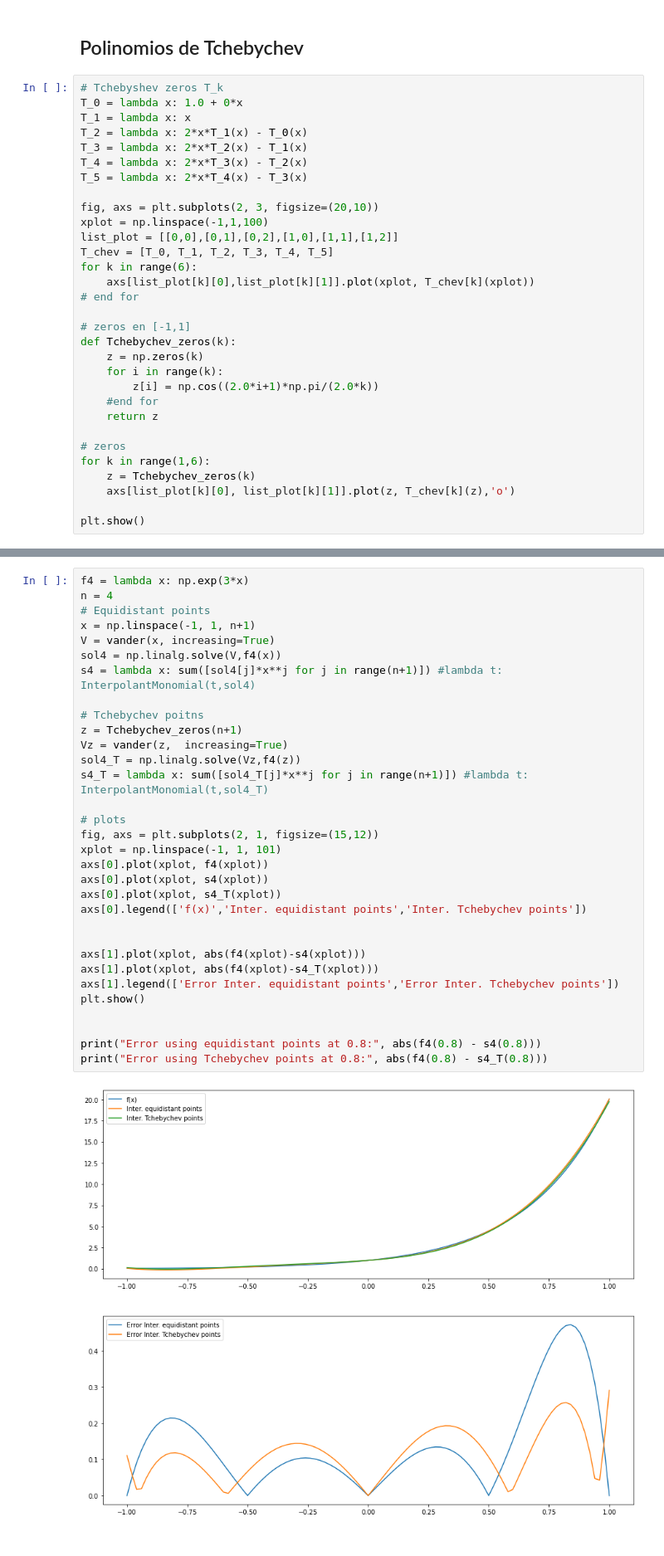
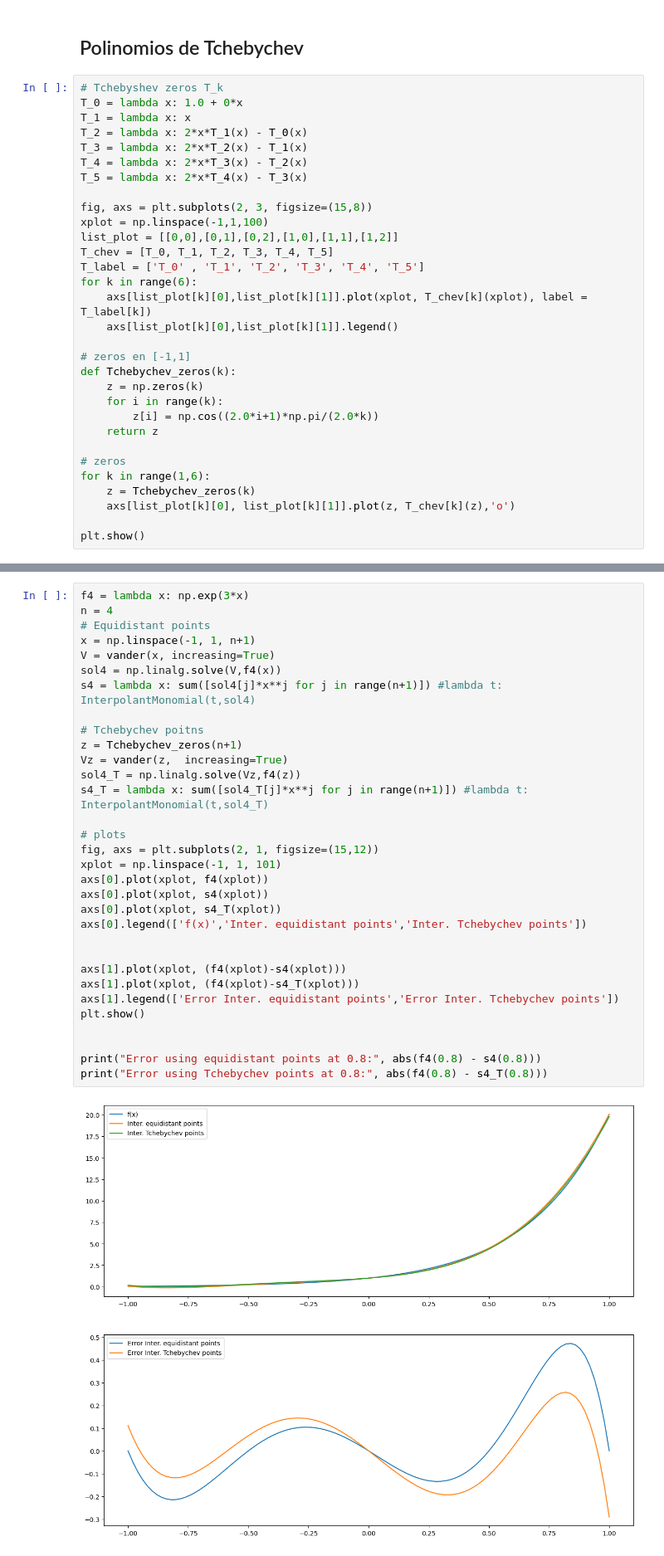
Before and after one commit to ManuelSanchezUribe/MAT2605_UC, a Jupyter notebook: Jupyter_notebooks_clases/Capitulo5_Approximacion_de_funciones.ipynb, the cells around one changed output, grey strips where cells are left out. Shown at 83% size. Drawn from its saved outputs; the diff is of its cells as text.

```diff
--- a/Jupyter_notebooks_clases/Capitulo5_Approximacion_de_funciones.ipynb
+++ b/Jupyter_notebooks_clases/Capitulo5_Approximacion_de_funciones.ipynb
@@ -260,20 +284,20 @@ T_3 = lambda x: 2*x*T_2(x) - T_1(x)
 T_4 = lambda x: 2*x*T_3(x) - T_2(x)
 T_5 = lambda x: 2*x*T_4(x) - T_3(x)
 
-fig, axs = plt.subplots(2, 3, figsize=(20,10))
+fig, axs = plt.subplots(2, 3, figsize=(15,8))
 xplot = np.linspace(-1,1,100)
 list_plot = [[0,0],[0,1],[0,2],[1,0],[1,1],[1,2]]
 T_chev = [T_0, T_1, T_2, T_3, T_4, T_5]
+T_label = ['T_0' , 'T_1', 'T_2', 'T_3', 'T_4', 'T_5']
 for k in range(6):
-    axs[list_plot[k][0],list_plot[k][1]].plot(xplot, T_chev[k](xplot))
-# end for
+    axs[list_plot[k][0],list_plot[k][1]].plot(xplot, T_chev[k](xplot), label = T_label[k])
+    axs[list_plot[k][0],list_plot[k][1]].legend()
 
 # zeros en [-1,1]
 def Tchebychev_zeros(k):
     z = np.zeros(k)
     for i in range(k):
         z[i] = np.cos((2.0*i+1)*np.pi/(2.0*k))
-    #end for
     return z
 
 # zeros
@@ -324,34 +354,34 @@ plt.show()
 f4 = lambda x: np.exp(3*x)
 n = 4
 # Equidistant points
 x = np.linspace(-1, 1, n+1)
 V = vander(x, increasing=True)
 sol4 = np.linalg.solve(V,f4(x))
 s4 = lambda x: sum([sol4[j]*x**j for j in range(n+1)]) #lambda t: InterpolantMonomial(t,sol4)
 
 # Tchebychev poitns
 z = Tchebychev_zeros(n+1)
 Vz = vander(z,  increasing=True)
 sol4_T = np.linalg.solve(Vz,f4(z))
 s4_T = lambda x: sum([sol4_T[j]*x**j for j in range(n+1)]) #lambda t: InterpolantMonomial(t,sol4_T)
 
 # plots
 fig, axs = plt.subplots(2, 1, figsize=(15,12))
 xplot = np.linspace(-1, 1, 101)
 axs[0].plot(xplot, f4(xplot))
 axs[0].plot(xplot, s4(xplot))
 axs[0].plot(xplot, s4_T(xplot))
 axs[0].legend(['f(x)','Inter. equidistant points','Inter. Tchebychev points'])
 
 
-axs[1].plot(xplot, abs(f4(xplot)-s4(xplot)))
-axs[1].plot(xplot, abs(f4(xplot)-s4_T(xplot)))
+axs[1].plot(xplot, (f4(xplot)-s4(xplot)))
+axs[1].plot(xplot, (f4(xplot)-s4_T(xplot)))
 axs[1].legend(['Error Inter. equidistant points','Error Inter. Tchebychev points'])
 plt.show()
 
 
 print("Error using equidistant points at 0.8:", abs(f4(0.8) - s4(0.8)))
 print("Error using Tchebychev points at 0.8:", abs(f4(0.8) - s4_T(0.8)))
 # %% [output]
-[figure, old version]
+[figure, new version]
 Error using equidistant points at 0.8: 0.45910505807948
```
Also changed, not shown: parts of 12 cells of this notebook, 1 other file.
